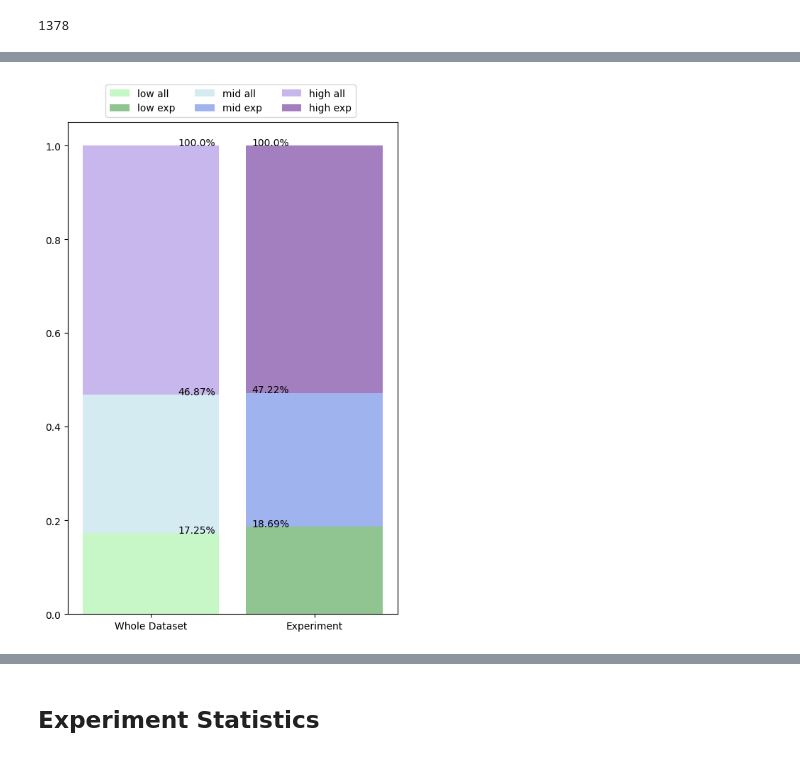
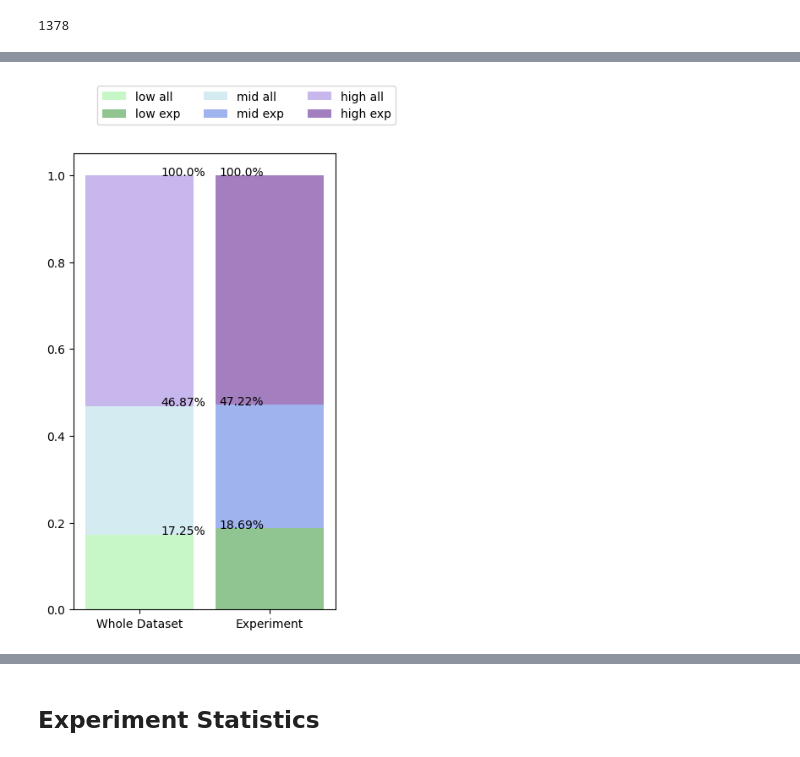
Before and after one commit to peter-clark/investigating-human-tapping-behavior-polyphonic-rhythms, a Jupyter notebook: 6-Tapping_Rhythmic_Contour_of_Polyphonic_Rhythms.ipynb, the cells around one changed output, grey strips where cells are left out. Drawn from its saved outputs; the diff is of its cells as text; code cells hidden in the pictures.

```diff
--- a/6-Tapping_Rhythmic_Contour_of_Polyphonic_Rhythms.ipynb
+++ b/6-Tapping_Rhythmic_Contour_of_Polyphonic_Rhythms.ipynb
@@ -108,9 +108,6 @@ _note_counts_by_step = note_counts_by_step.T
 _exp_note_counts_by_step = exp_note_counts_by_step.T
 print(f"note cnts {note_counts}")
 print(f"exp note cnts {exp_note_counts}")
-
-for i in range(4):
-    print(_note_counts_by_step[i])
 # %% [output]
 note cnts [ 6238. 10708. 19208.  3799. 36154.]
 exp note cnts [ 74. 113. 209.  48. 396.]
@@ -125,24 +114,26 @@ exp note cnts [ 74. 113. 209.  48. 396.]
 # %%
+## Plotting percentages ##
 colors_light=['lightgreen','lightblue','mediumpurple']
 colors_dark=['forestgreen', 'royalblue','indigo']
 
-fig, (ax) = plt.subplots(figsize=(6,9))
+fig, (ax) = plt.subplots(figsize=(4,7))
 bottom =[0,0]
 boxes =["low all","mid all", "high all","low exp", "mid exp", "high exp"]
 for i in range(3):
     ax.bar(0.2,note_counts[i]/note_counts[4], color=colors_light[i], alpha=0.5,width=0.5, bottom=bottom[0], label=boxes[i])
     bottom[0] += note_counts[i]/note_counts[4]
     txt = np.round(bottom[0]*100, 2)
     ax.text(0.3, bottom[0], str(txt)+"%")
 
     ax.bar(0.8,exp_note_counts[i]/exp_note_counts[4], color=colors_dark[i], alpha=0.5,width=0.5, bottom=bottom[1], label=boxes[i+3])
     bottom[1] += exp_note_counts[i]/exp_note_counts[4]
     txt2 = np.round(bottom[1]*100, 2)
     ax.text(0.57, bottom[1], str(txt2)+"%")
-ax.legend(bbox_to_anchor=([0.1, 1]), ncols=3)
+
+ax.legend(bbox_to_anchor=([0.07, 1.05]), ncols=3)
 ax.set_xticks([0.2,0.8])
 ax.set_xticklabels(["Whole Dataset", "Experiment"])
 plt.show()
 # %% [output]
-[figure, old version]
+[figure, new version]
 # %%
```
Also changed, not shown: parts of 11 cells of this notebook, 2 other files.
